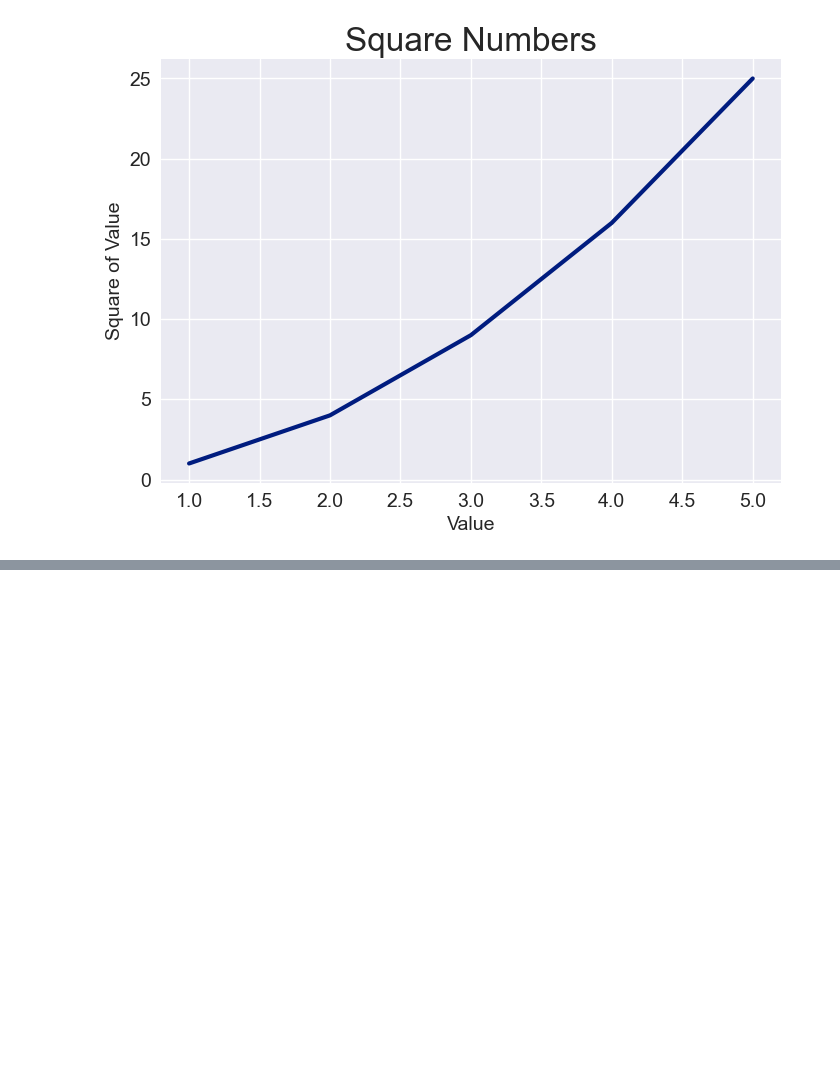
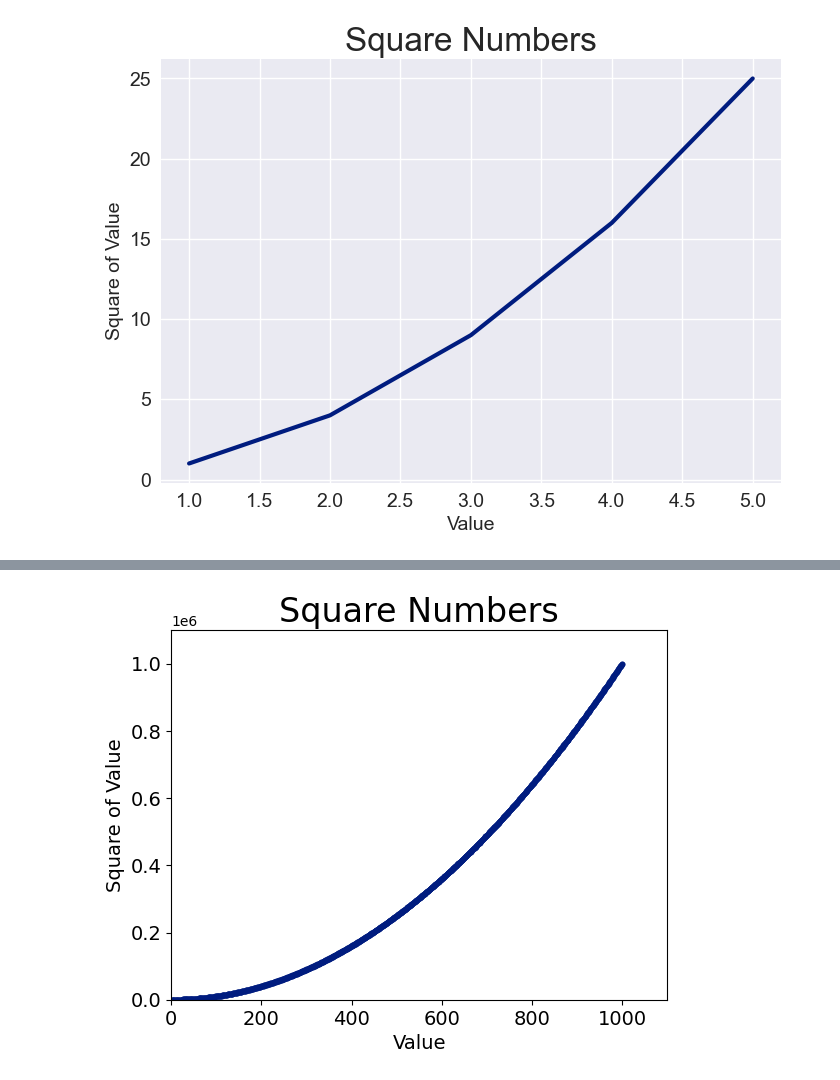
Before and after one commit to JCraveiro13/Python-Repository, a Jupyter notebook: Python_CrashCourse_Project2.ipynb, the cells around one changed output, grey strips where cells are left out. Saved outputs shown, nothing was run; the diff lists cells and outputs as text; code cells hidden in the pictures; blank space fills up the shorter version.

```diff
--- a/Python_CrashCourse_Project2.ipynb
+++ b/Python_CrashCourse_Project2.ipynb
@@ -85,0 +125,22 @@ plt.show()
+# %%
+x_values = range(1, 1001)
+y_values = [x**2 for x in x_values]
+
+plt.style.use('seaborn-v0_8-dark-palette')
+fig, ax = plt.subplots()
+ax.scatter(x_values, y_values, s = 10)
+
+# Set chart title and label axes.
+ax.set_title("Square Numbers", fontsize = 24)
+ax.set_xlabel("Value", fontsize = 14)
+ax.set_ylabel("Square of Value", fontsize = 14)
+
+# Set size of tick labels.
+ax.tick_params(axis = 'both', which = 'major', labelsize = 14)
+
+# Set the range for each axis.
+ax.axis([0,1100, 0,1100000])
+
+plt.show()
+# %% [output]
+[figure, added]
```
Also changed, not shown: parts of 3 cells of this notebook.
